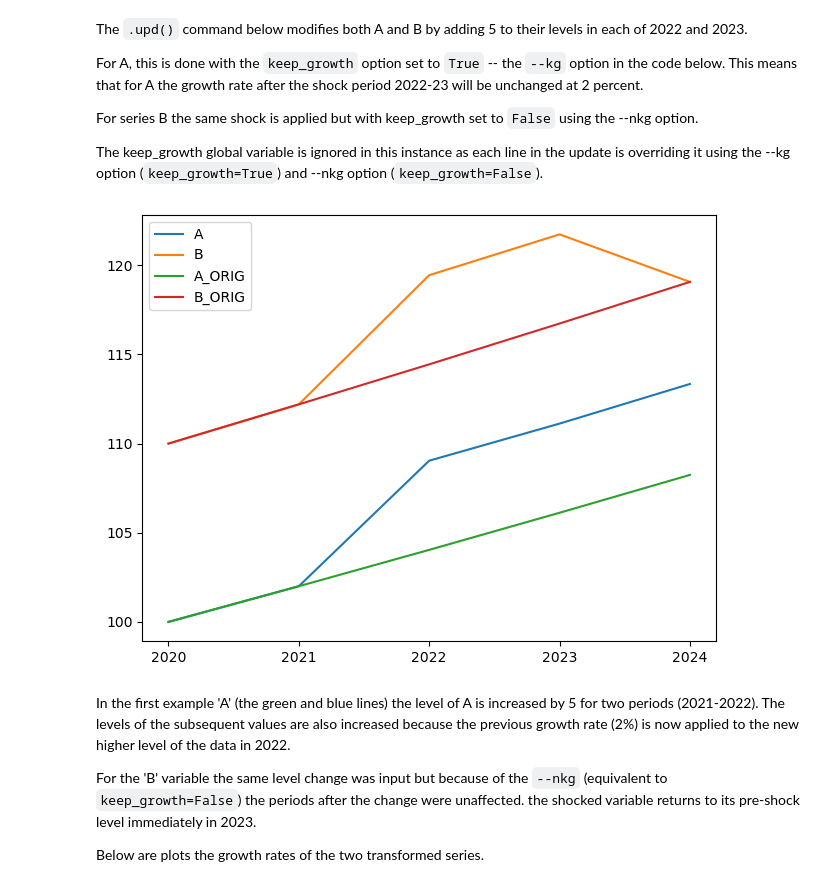
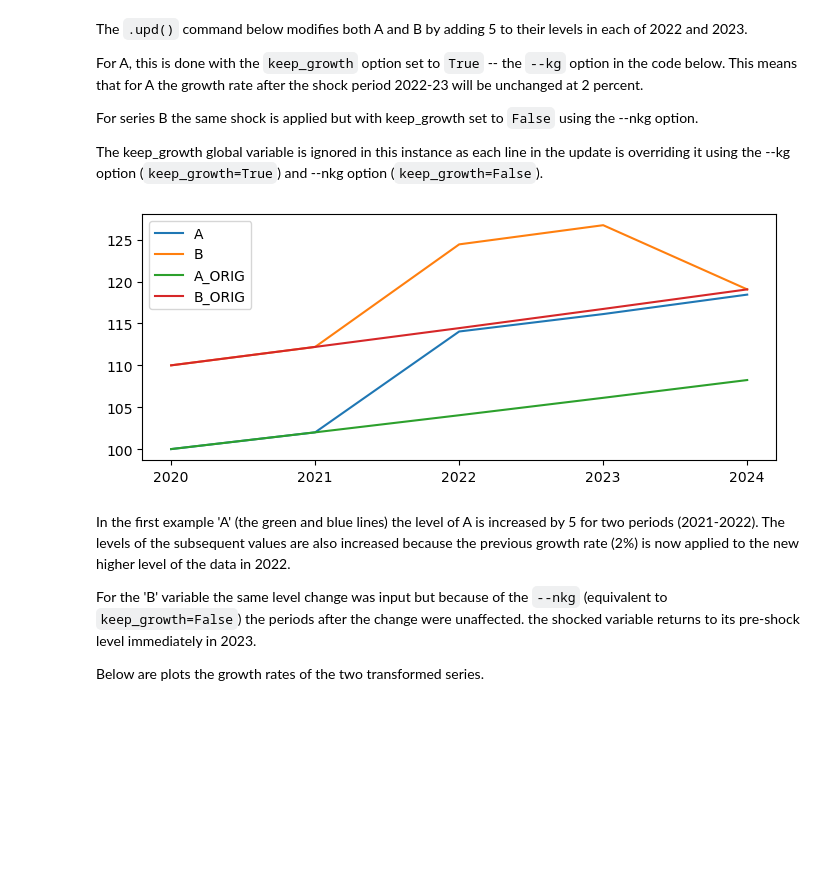
Before and after one commit to IbHansen/modelflow-manual, a Jupyter notebook: papers/mfbook/content/04_PythonEssentials/UpdateCommand.ipynb, the cells around one changed output. Saved outputs shown, nothing was run; the diff lists cells and outputs as text; code cells hidden in the pictures; blank space fills up the shorter version.

```diff
--- a/papers/mfbook/content/04_PythonEssentials/UpdateCommand.ipynb
+++ b/papers/mfbook/content/04_PythonEssentials/UpdateCommand.ipynb
@@ -503,12 +513,12 @@ The keep_growth global variable is ignored in this instance as each line in the
 # %%
 df=df.upd("""
             <2022 2023> A + 5 --kg
             <2022 2023> B + 5 --nkg
             """)
 
-df[['A','B','A_ORIG','B_ORIG']].plot(xticks=df.index);
+df[['A','B','A_ORIG','B_ORIG']].plot(xticks=df.index,figsize=(7,3));
 # %% [output]
-[figure, old version]
+[figure, new version]
 # %% [markdown]
 In the first example 'A' (the green and blue lines) the level of A is increased by 5 for two periods (2021-2022). The levels of the subsequent values are also increased because the previous growth rate (2%) is now applied to the new higher level of the data in 2022.
 
```
Also changed, not shown: parts of 12 cells of this notebook, 15 other files.
